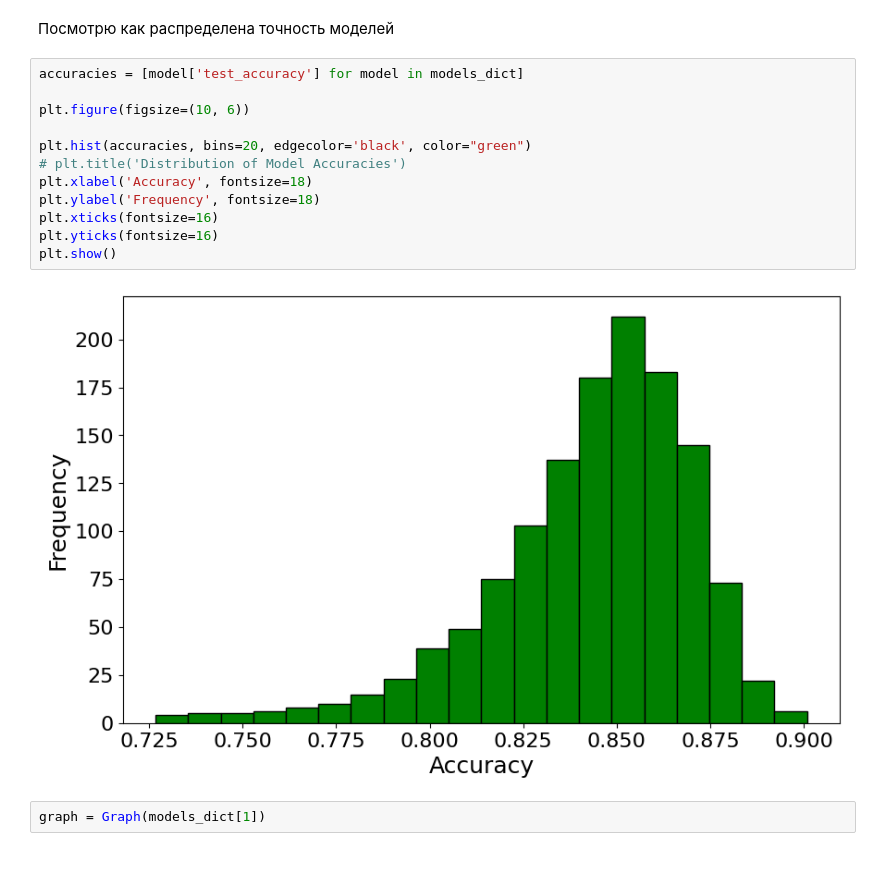
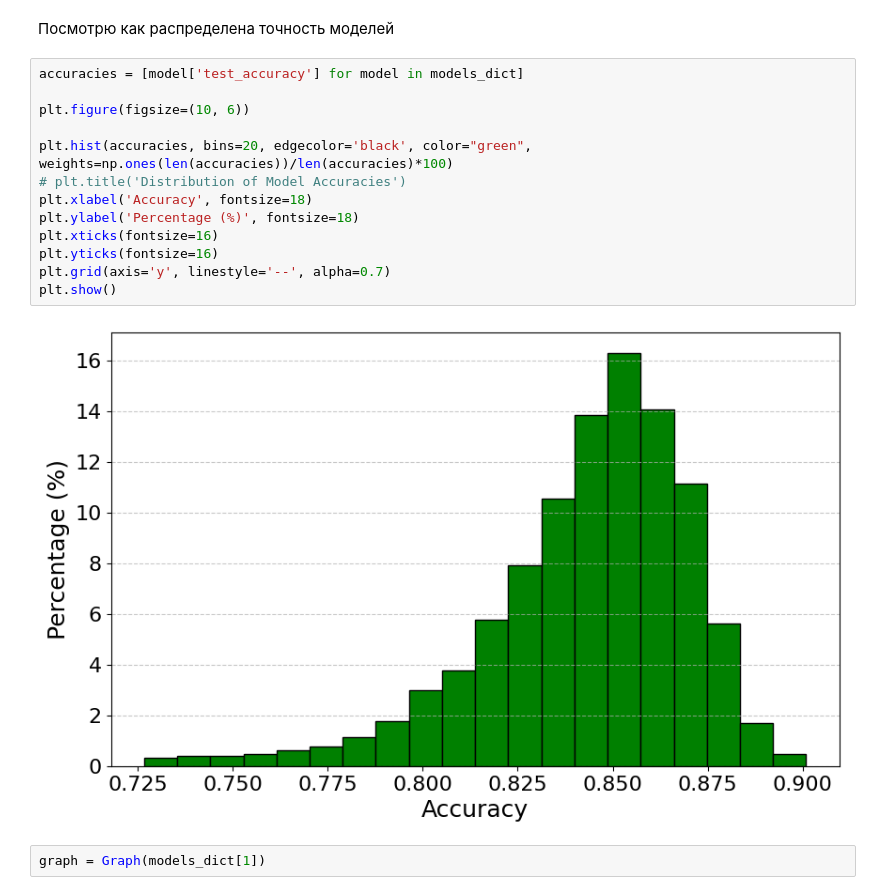
Before and after one commit to intsystems/predicator-function-for-neural-networks, a Jupyter notebook: code/gcn-training.ipynb, the cells around one changed output. Saved outputs shown, nothing was run; the diff lists cells and outputs as text; blank space fills up the shorter version.

```diff
--- a/code/gcn-training.ipynb
+++ b/code/gcn-training.ipynb
@@ -129,17 +130,18 @@ models_dict = load_json_from_directory('third_dataset')
 # %%
 accuracies = [model['test_accuracy'] for model in models_dict]
 
 plt.figure(figsize=(10, 6))
 
-plt.hist(accuracies, bins=20, edgecolor='black', color="green")
+plt.hist(accuracies, bins=20, edgecolor='black', color="green", weights=np.ones(len(accuracies))/len(accuracies)*100)
 # plt.title('Distribution of Model Accuracies')
 plt.xlabel('Accuracy', fontsize=18)
-plt.ylabel('Frequency', fontsize=18)
+plt.ylabel('Percentage (%)', fontsize=18)
 plt.xticks(fontsize=16)
 plt.yticks(fontsize=16)
+plt.grid(axis='y', linestyle='--', alpha=0.7)
 plt.show()
 # %% [output]
-[figure, old version]
+[figure, new version]
 # %%
 graph = Graph(models_dict[1])
 # %% [markdown]
```
Also changed, not shown: parts of 23 cells of this notebook, 10 other files.
